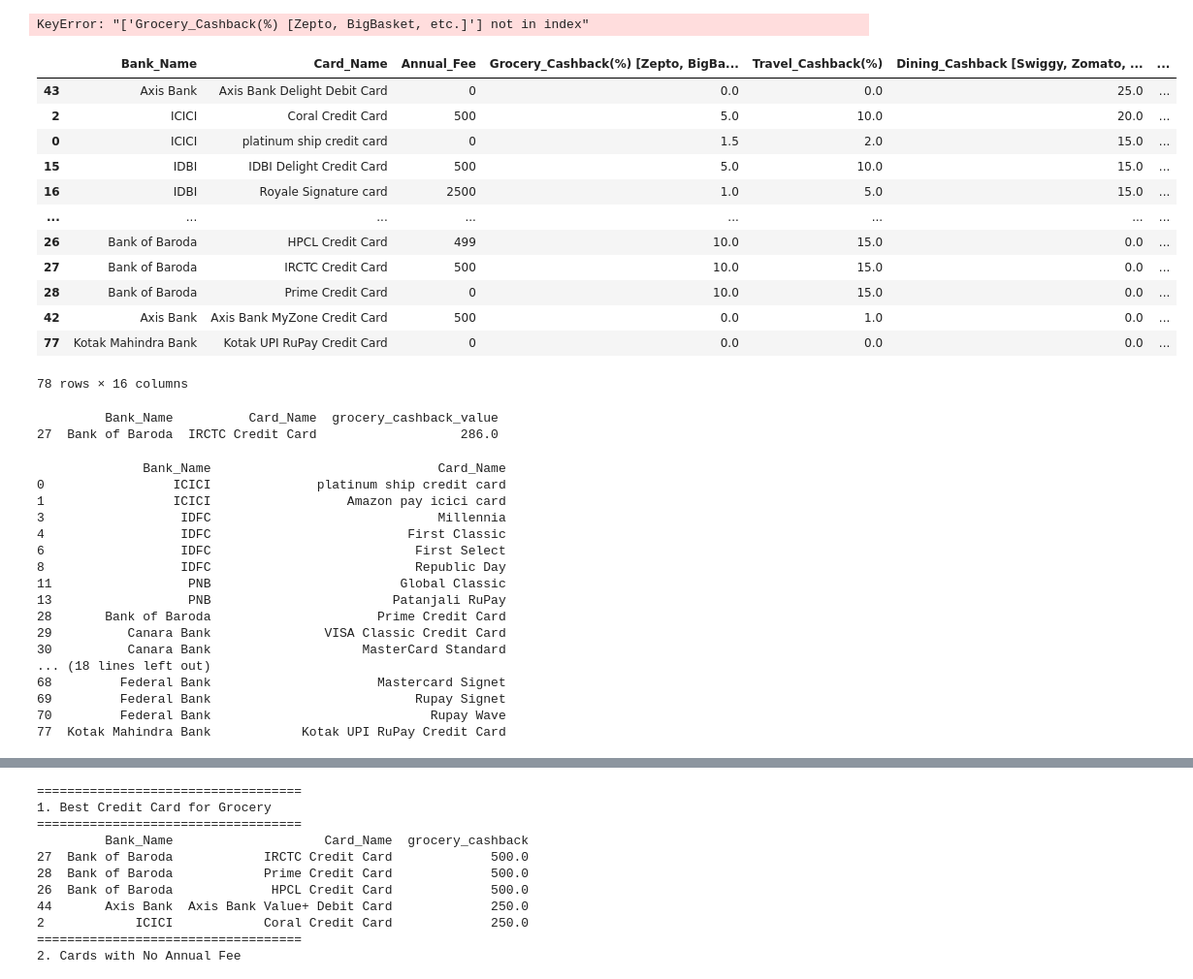
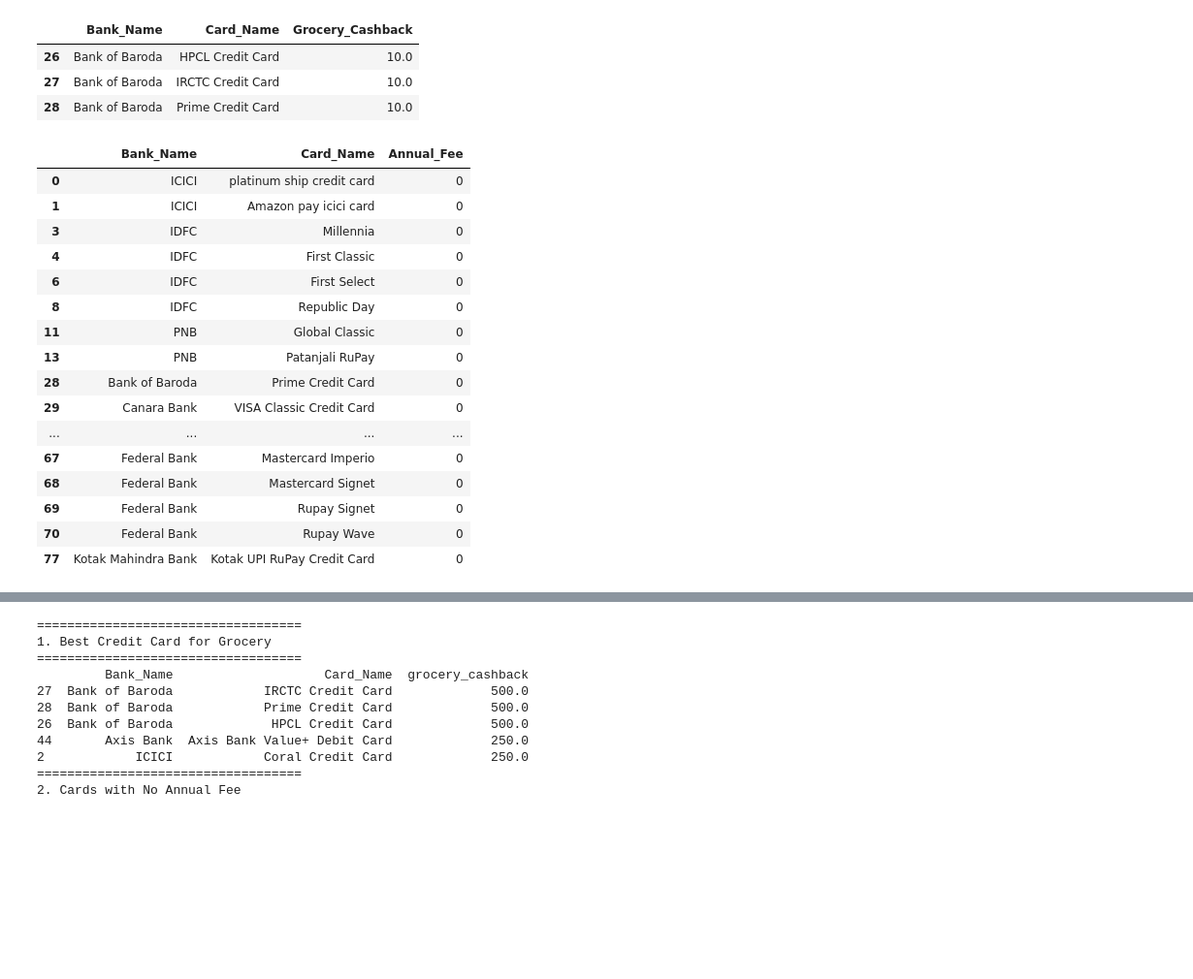
Before and after one commit to JeevananthamPrabhu/Data-Engineering, a Jupyter notebook: python/Untitled.ipynb, the cells around one changed output, grey strips where cells are left out. Shown at 97% size. Drawn from its saved outputs; the diff is of its cells as text; code cells hidden in the pictures; blank space fills up the shorter version.

Commit message:
card analysis added

```diff
--- a/python/Untitled.ipynb
+++ b/python/Untitled.ipynb
@@ -5,56 +5,31 @@ bank_df=pd.read_csv("bank.csv")
 customer_df=pd.read_csv("customer_expense.csv")
 # %%
 max_gro=bank_df["Grocery_Cashback"].max()
-best_grocery=bank_df[bank_df["Grocery_Cashback"]==max_gro][["Bank_Name","Card_Name","Grocery_Cashback(%) [Zepto, BigBasket, etc.]"]]
+best_grocery=bank_df[bank_df["Grocery_Cashback"]==max_gro][["Bank_Name","Card_Name","Grocery_Cashback"]]
 best_grocery
 # %% [output]
-KeyError: "['Grocery_Cashback(%) [Zepto, BigBasket, etc.]'] not in index"
+|  | Bank_Name | Card_Name | Grocery_Cashback |
+| 26 | Bank of Baroda | HPCL Credit Card | 10.0 |
+| 27 | Bank of Baroda | IRCTC Credit Card | 10.0 |
+| 28 | Bank of Baroda | Prime Credit Card | 10.0 |
 # %%
-df.sort_values("Dining_Cashback [Swiggy, Zomato, etc.](%)", ascending=False)
+no_annual = bank_df[bank_df["Annual_Fee"] == 0][["Bank_Name","Card_Name","Annual_Fee"]]
+no_annual
 # %% [output]
-|  | Bank_Name | Card_Name | Annual_Fee | Grocery_Cashback(%) [Zepto, BigBa... | Travel_Cashback(%) | Dining_Cashback [Swiggy, Zomato, ... | ... |
-| 43 | Axis Bank | Axis Bank Delight Debit Card | 0 | 0.0 | 0.0 | 25.0 | ... |
-| 2 | ICICI | Coral Credit Card | 500 | 5.0 | 10.0 | 20.0 | ... |
-| 0 | ICICI | platinum ship credit card | 0 | 1.5 | 2.0 | 15.0 | ... |
-| 15 | IDBI | IDBI Delight Credit Card | 500 | 5.0 | 10.0 | 15.0 | ... |
-| 16 | IDBI | Royale Signature card | 2500 | 1.0 | 5.0 | 15.0 | ... |
-| ... | ... | ... | ... | ... | ... | ... | ... |
-| 26 | Bank of Baroda | HPCL Credit Card | 499 | 10.0 | 15.0 | 0.0 | ... |
-| 27 | Bank of Baroda | IRCTC Credit Card | 500 | 10.0 | 15.0 | 0.0 | ... |
-| 28 | Bank of Baroda | Prime Credit Card | 0 | 10.0 | 15.0 | 0.0 | ... |
-| 42 | Axis Bank | Axis Bank MyZone Credit Card | 500 | 0.0 | 1.0 | 0.0 | ... |
-| 77 | Kotak Mahindra Bank | Kotak UPI RuPay Credit Card | 0 | 0.0 | 0.0 | 0.0 | ... |
+|  | Bank_Name | Card_Name | Annual_Fee |
+| 0 | ICICI | platinum ship credit card | 0 |
+| 1 | ICICI | Amazon pay icici card | 0 |
+| 3 | IDFC | Millennia | 0 |
+| 4 | IDFC | First Classic | 0 |
+| 6 | IDFC | First Select | 0 |
+| 8 | IDFC | Republic Day | 0 |
+| 11 | PNB | Global Classic | 0 |
+| 13 | PNB | Patanjali RuPay | 0 |
+| 28 | Bank of Baroda | Prime Credit Card | 0 |
+| 29 | Canara Bank | VISA Classic Credit Card | 0 |
+| ... | ... | ... | ... |
+| 67 | Federal Bank | Mastercard Imperio | 0 |
+| 68 | Federal Bank | Mastercard Signet | 0 |
+| 69 | Federal Bank | Rupay Signet | 0 |
+| 70 | Federal Bank | Rupay Wave | 0 |
+| 77 | Kotak Mahindra Bank | Kotak UPI RuPay Credit Card | 0 |
-78 rows × 16 columns
-# %%
-customer_grocery = customer_df.iloc[0]["Grocery"]
-
-bank_df["grocery_cashback_value"] = customer_grocery * bank_df["Grocery_Cashback"] / 100
-
-result = bank_df.sort_values("grocery_cashback_value", ascending=False)
-
-print(result[["Bank_Name","Card_Name","grocery_cashback_value"]].head(1))
-# %% [output]
-         Bank_Name          Card_Name  grocery_cashback_value
-27  Bank of Baroda  IRCTC Credit Card                   286.0
-# %%
-no_fee_cards = bank_df[bank_df["Annual_Fee"] == 0]
-
-print(no_fee_cards[["Bank_Name","Card_Name"]])
-# %% [output]
-              Bank_Name                              Card_Name
-0                 ICICI              platinum ship credit card
-1                 ICICI                  Amazon pay icici card
-3                  IDFC                              Millennia
-4                  IDFC                          First Classic
-6                  IDFC                           First Select
-8                  IDFC                           Republic Day
-11                  PNB                         Global Classic
-13                  PNB                        Patanjali RuPay
-28       Bank of Baroda                      Prime Credit Card
-29          Canara Bank               VISA Classic Credit Card
-30          Canara Bank                    MasterCard Standard
-... (18 lines left out)
-68         Federal Bank                      Mastercard Signet
-69         Federal Bank                           Rupay Signet
-70         Federal Bank                             Rupay Wave
-77  Kotak Mahindra Bank            Kotak UPI RuPay Credit Card
```
Also changed, not shown: parts of 10 cells of this notebook.
